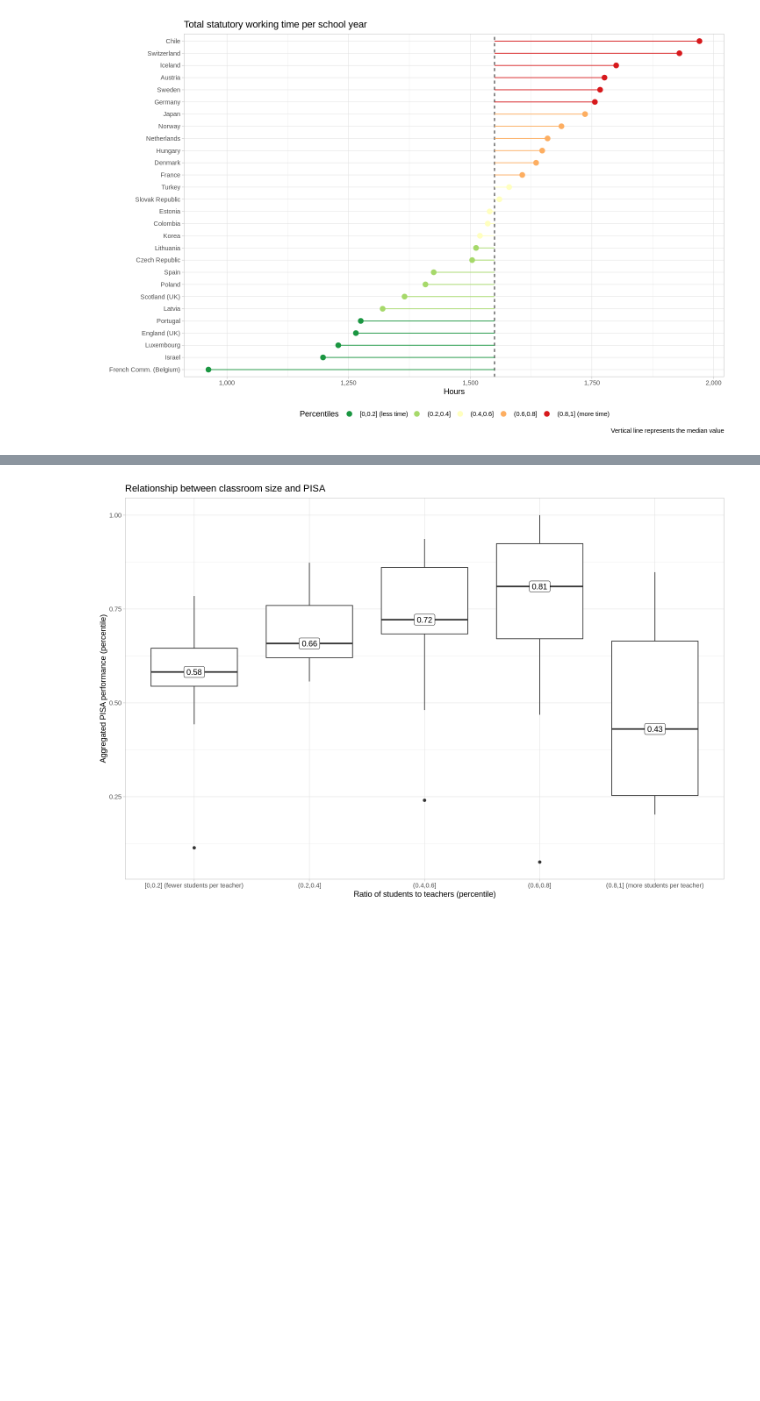
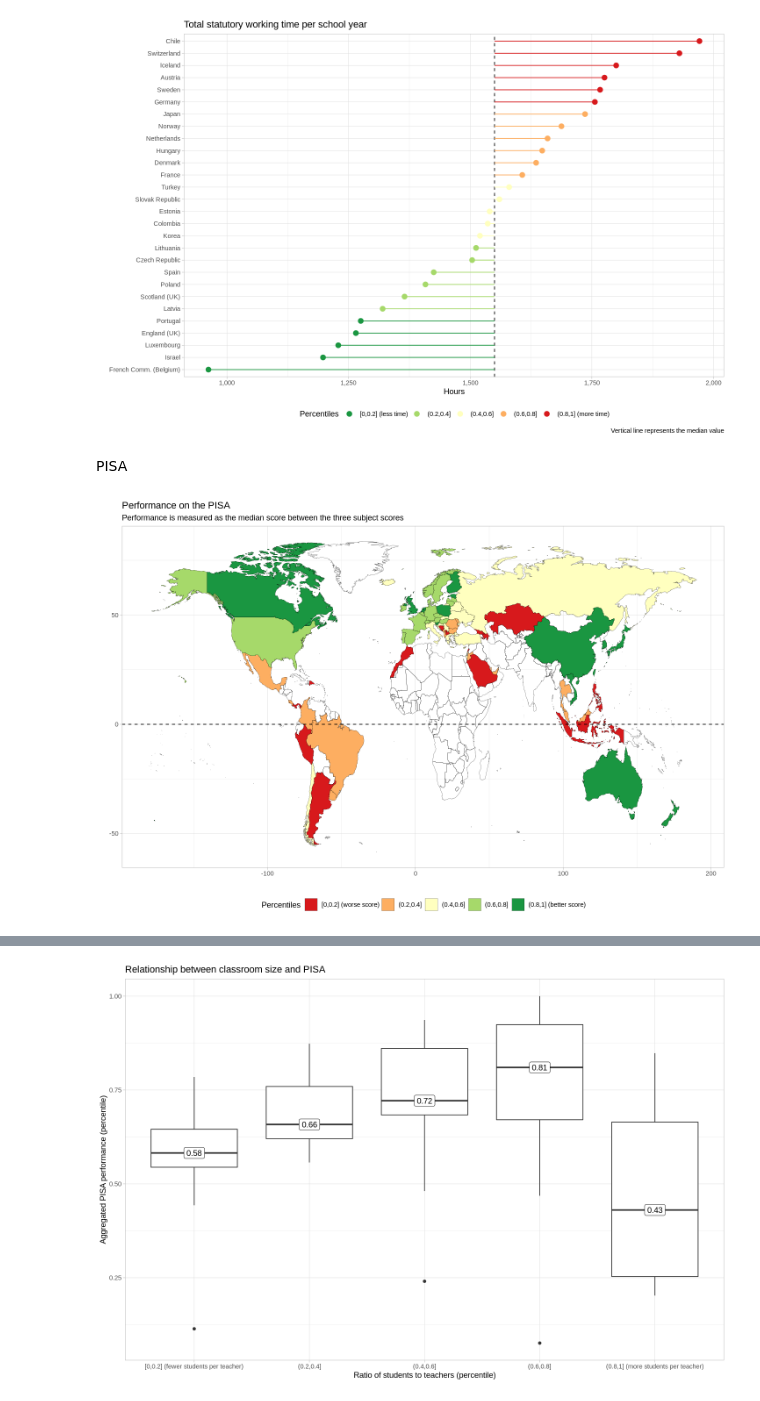
Before and after one commit to abartnof/abartnof.github.io, a Jupyter notebook: education.ipynb, the cells around one changed output, grey strips where cells are left out. Cells and saved outputs as stored; diff of their text form; code cells hidden in the pictures; blank space fills up the shorter version.

```diff
--- a/education.ipynb
+++ b/education.ipynb
@@ -245,6 +256,13 @@ time_use_labels <- c(
     '(0.4,0.6]',
     '(0.6,0.8]',
     '(0.8,1] (more time)')
+
+pisa_labels <- c(
+    '[0,0.2] (worse score)',
+    '(0.2,0.4]',
+    '(0.4,0.6]',
+    '(0.6,0.8]',
+    '(0.8,1] (better score)')
 # %%
 Data$Ratio %>%
 right_join(Data$World, by = c('country' = 'region')) %>%
@@ -416,3 +433,31 @@ labs(
   color = 'Percentiles')
 # %% [output]
 [figure]
+# %% [markdown]
+PISA
+# %%
+Data$PisaAgg %>%
+right_join(Data$World, by = c('country' = 'region')) %>%
+
+ggplot(., aes(x = long, y = lat, group = group, fill = pisa_percentile_bin)) +
+geom_polygon(color = 'black', size = 0.1) +
+geom_hline(yintercept = 0, linetype = 'dashed') +
+scale_fill_brewer(
+  palette = 'RdYlGn',
+  # direction = -1,
+  breaks = c(
+    '[0,0.2]',
+    '(0.2,0.4]',
+    '(0.4,0.6]',
+    '(0.6,0.8]',
+    '(0.8,1]'),
+  labels = pisa_labels) +
+guides(fill = guide_legend(nrow = 1)) +
+theme_light() +
+theme(legend.position = 'bottom') +
+labs(x = '', y = '',
+  title = 'Performance on the PISA',
+  subtitle = 'Performance is measured as the median score between the three subject scores',
+  fill = 'Percentiles')
+# %% [output]
+[figure, added]
```
Also changed, not shown: parts of 26 cells of this notebook.
